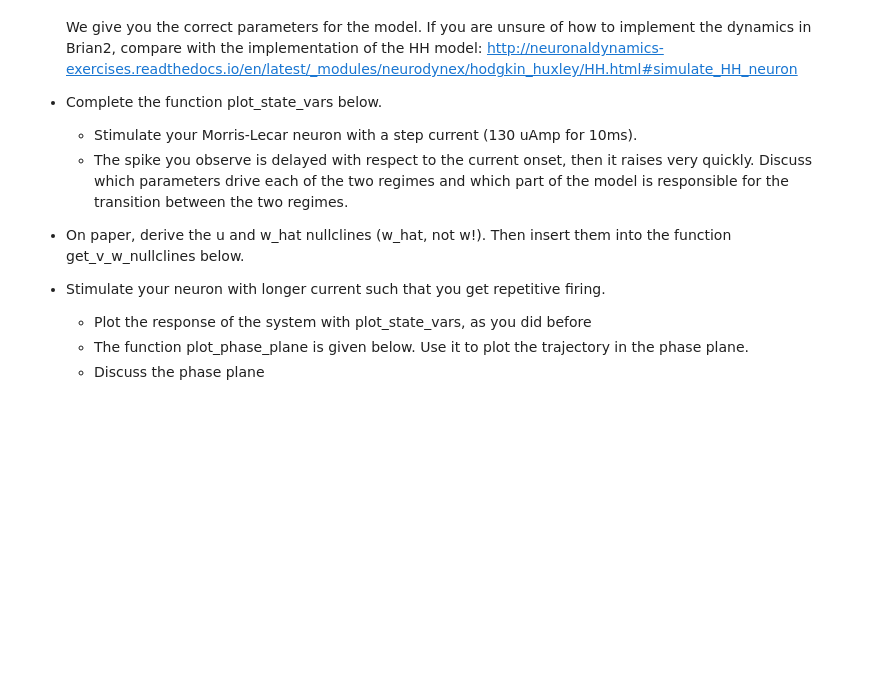
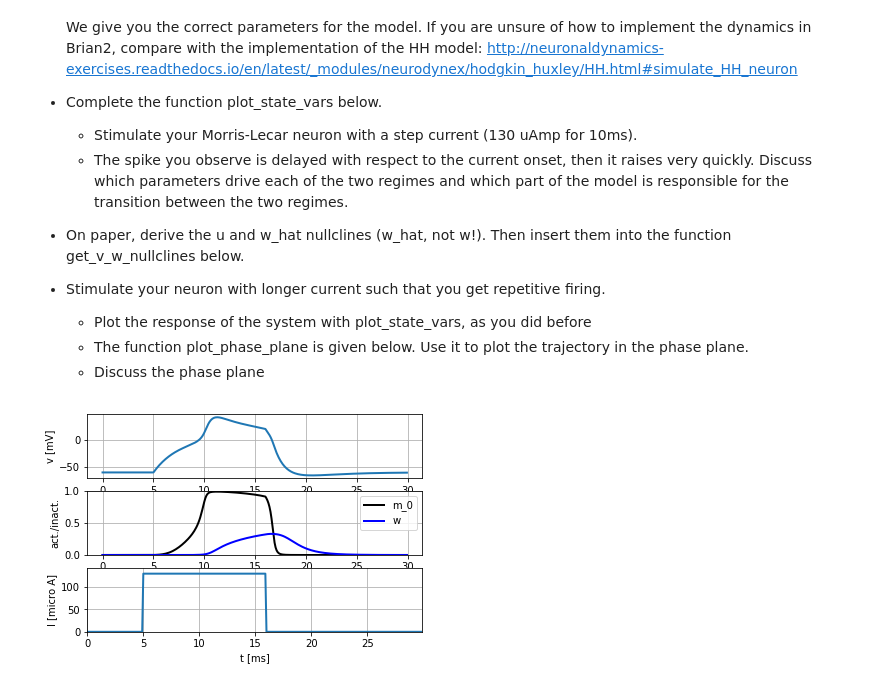
Before and after one commit to FakePersona/BMNN, a Jupyter notebook: Ex6_firstName_lastName_0000.ipynb, the cells around one changed output. Cells and saved outputs as stored; diff of their text form; code cells hidden in the pictures; blank space fills up the shorter version.

Commit message:
Moris-Lecar

```diff
--- a/Ex6_firstName_lastName_0000.ipynb
+++ b/Ex6_firstName_lastName_0000.ipynb
@@ -219,15 +219,12 @@ def simulate_MorrisLecar_neuron(input_current, simulation_time):
     # name "v" for the membrane voltage and "w" for w_hat.
     eqs = """
     I_e = input_current(t,i) : amp
-    membrane_Im = I_e + gNa*m*(ENa-vm) + \
-        gl*(El-v) + gK*w*(EK-v) : amp
-    alphah = .07*exp(-.05*vm/mV)/ms    : Hz
-    alpham = .1*(25*mV-vm)/(exp(2.5-.1*vm/mV)-1)/mV/ms : Hz
-    alphan = .01*(10*mV-vm)/(exp(1-.1*vm/mV)-1)/mV/ms : Hz
-    betah = 1./(1+exp(3.-.1*vm/mV))/ms : Hz
-    betam = 4*exp(-.0556*vm/mV)/ms : Hz
-    betan = .125*exp(-.0125*vm/mV)/ms : Hz
-    dn/dt = alphan*(1-n)-betan*n : 1
+    membrane_Im = I_e + g1*(m_0*m_0*m_0)*(E1-v) + \
+        gL*(EL-v) + g2*w*(E2-v) : amp
+    dw/dt =  -1 * (1/tau) * (w - w_0) : 1
+    tau = tau_w / cosh((v-u3)/(2*u4)) : second
+    m_0 = 0.5 * (1 + tanh((v-u1)/u2)) : 1
+    w_0 = 0.5 * (1 + tanh((v-u3)/u4)) : 1
     dv/dt = membrane_Im/C : volt
     """
 
@@ -238,7 +235,7 @@ def simulate_MorrisLecar_neuron(input_current, simulation_time):
     neuron.v = EL
 
     # tracking parameters
-    st_mon = b2.StateMonitor(neuron, ["v", "w", ???], record=True)
+    st_mon = b2.StateMonitor(neuron, ["v", "w", "m_0","I_e"], record=True)
 
     # running the simulation
     hh_net = b2.Network(neuron)
@@ -253,39 +250,77 @@ def plot_state_vars(state_monitor, title=None):
     #     2: m0, w0, w_hat vs. time
     #     3: injection current vs. time
 
+    plt.subplot(311)
+    plt.plot(state_monitor.t / b2.ms, state_monitor.v[0] / b2.mV, lw=2)
+
+    plt.xlabel("t [ms]")
+    plt.ylabel("v [mV]")
+    plt.grid()
+
+    plt.subplot(312)
+
+    plt.plot(state_monitor.t / b2.ms, state_monitor.m_0[0] / b2.volt, "black", lw=2)
+    plt.plot(state_monitor.t / b2.ms, state_monitor.w[0] / b2.volt, "blue", lw=2)
+    plt.xlabel("t (ms)")
+    plt.ylabel("act./inact.")
+    plt.legend(("m_0", "w"))
+    plt.ylim((0, 1))
+    plt.grid()
+
+    plt.subplot(313)
+    plt.plot(state_monitor.t / b2.ms, state_monitor.I_e[0] / b2.uamp, lw=2)
+    plt.axis((
+        0,
+        np.max(state_monitor.t / b2.ms),
+        min(state_monitor.I_e[0] / b2.uamp) * 1.1,
+        max(state_monitor.I_e[0] / b2.uamp) * 1.1
+    ))
+
+    plt.xlabel("t [ms]")
+    plt.ylabel("I [micro A]")
+    plt.grid()
+
+    if title is not None:
+        plt.suptitle(title)
+
+    plt.show()
+
     #     copy the function plot_data from the module neurodynex.hodgkin_huxley.HH and change it accordingly:
     #     http://neuronaldynamics-exercises.readthedocs.io/en/latest/_modules/neurodynex/hodgkin_huxley/HH.html
 
-def get_v_w_nullclines(u_values, EL, E1, E2, gL, g2, g1, u1, u2, u3, u4, current_amplitude):
-    v_nullcline = ???
-    w_nullcline = ???
-    return v_nullcline, w_nullcline
+
+#def get_v_w_nullclines(u_values, EL, E1, E2, gL, g2, g1, u1, u2, u3, u4, current_amplitude):
+ #   v_nullcline = ???
+  #  w_nullcline = ???
+   # return v_nullcline, w_nullcline
 
 
 def plot_phase_plane(state_monitor, u_values, v_nullcline, w_nullcline):
     def plt_point_by_index(idx, symb, lbl):
         # helper to plot start and end point of trajectory
         v_i = state_monitor.v[0, idx]/ b2.mV
         w_i = state_monitor.w[0, idx]
         plt.plot(v_i, w_i, symb, label = lbl)
 
     plt.plot(u_values/ b2.mV, v_nullcline, 'm-', lw=2, label='u-nullcline')
     plt.plot(u_values/ b2.mV, w_nullcline, 'g-', lw=2, label='w_hat-nullcline')
     plt.scatter(state_monitor.v[0] / b2.mV, state_monitor.w[0], s=5, color='blue', label="trajectory")
     plt_point_by_index(0, "or", "start")
     plt_point_by_index(len(state_monitor.v[0])-1, "oc", "end")
     plt.legend(loc='best')
     plt.grid()
     plt.ylim([-0.1,1.6])
     plt.xlabel("u [mV]")
     plt.ylabel("w hat")
     plt.title("Phase plane for the Morris-Lecar model")
 
 u_values = np.arange(-80, 60.0, 2.0)*b2.mV
-v_nullcline, w_nullcline = get_v_w_nullclines(u_values, EL, E1, E2, gL, g2, g1, u1, u2, u3, u4, current_amplitude)
+#v_nullcline, w_nullcline = get_v_w_nullclines(u_values, EL, E1, E2, gL, g2, g1, u1, u2, u3, u4, current_amplitude)
 
 # inject a current, simulate, discuss
-current = ???
-state_monitor = simulate_MorrisLecar_neuron(current, ??? * b2.ms)
+current = input_factory.get_step_current(5, 15, b2.ms, 130 *b2.uA)
+state_monitor = simulate_MorrisLecar_neuron(current, 30 * b2.ms)
 plot_state_vars(state_monitor)
-plot_phase_plane(state_monitor, u_values, v_nullcline, w_nullcline)
+#plot_phase_plane(state_monitor, u_values, v_nullcline, w_nullcline)
+# %% [output]
+[figure, added]
```
